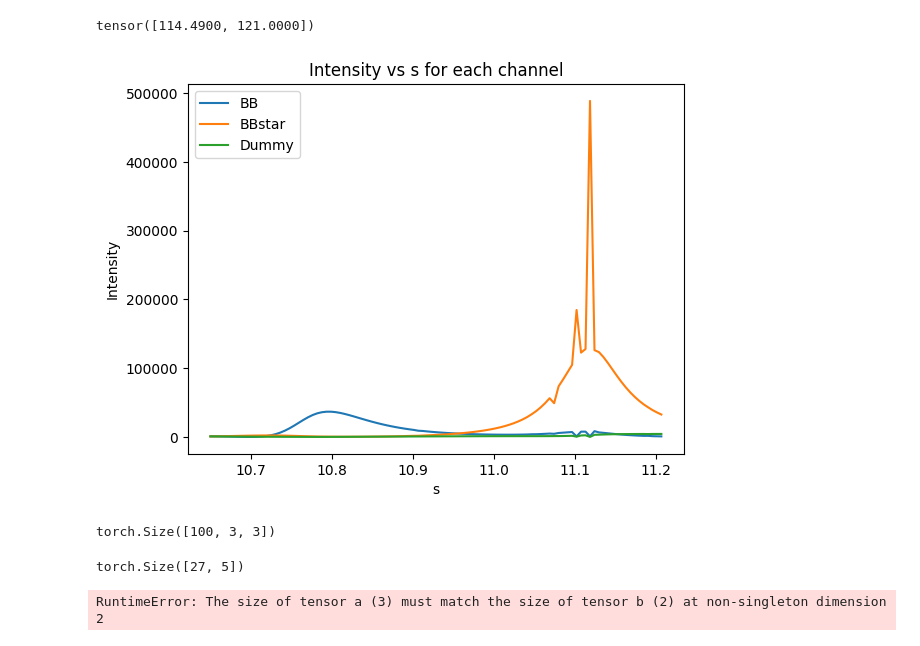
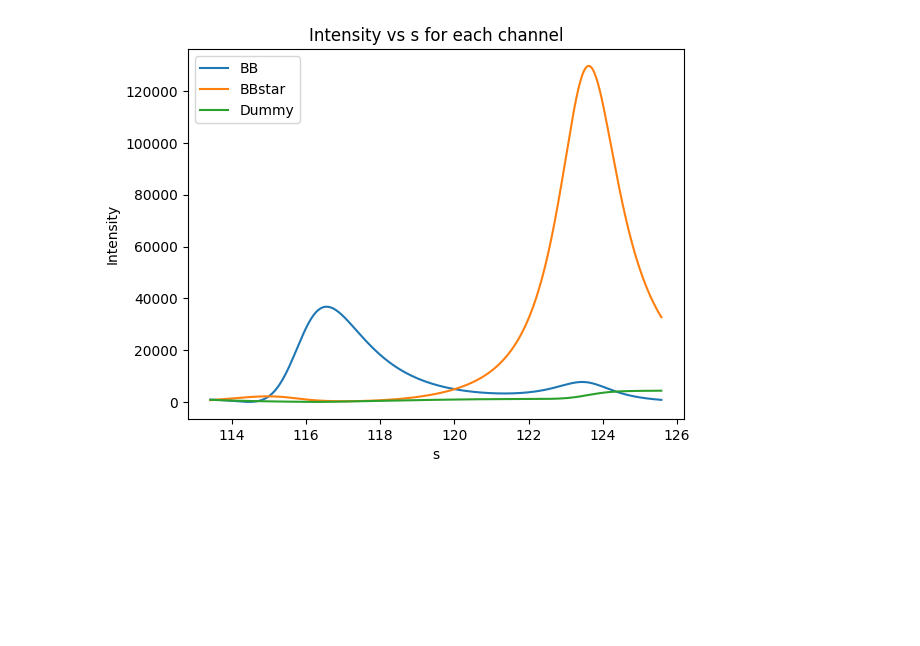
Before and after one commit to smithwya/GWAi-PWA, a Jupyter notebook: GWAI-reboot.ipynb, the cells around one changed output. Saved outputs shown, nothing was run; the diff lists cells and outputs as text; code cells hidden in the pictures; blank space fills up the shorter version.

```diff
--- a/GWAI-reboot.ipynb
+++ b/GWAI-reboot.ipynb
@@ -138,4 +2,0 @@ tensor([[[-18.1177+1.9761j, -12.2630+1.9343j,   2.1779-0.2499j],
-# %%
-stests
-# %% [output]
-tensor([114.4900, 121.0000])
@@ -142,33 +7,32 @@ tensor([114.4900, 121.0000])
+# %%
+s_vals = torch.linspace(static_params["smin"]**2, static_params["smax"]**2, steps=500, dtype=torch.cdouble)
+II = precompute_II(s_vals, static_params, integrate_rhoN_scp, rhoN_dispatcher, momentum, sheet = 0, epsilon = 0.03, num_integ=100000)
+# %%
+# Compute and plot intensity
+intensity = compute_intensity(
+    s=s_vals,
+    flat_params=flat_params,
+    unpack_fn=unpack_fn,
+    static_params=static_params,
+    II=II,
+    numerator_func=numerator,
+    omega_pole_func=omega_pole,
+    construct_phsp_func=construct_phsp,
+    K_nominal_func=K_nominal,
+    momentum_func=momentum
+)
 # %%
-svals = torch.linspace(smin**2, smax**2, 100, dtype=torch.cdouble)
-
-N = numerator(omega_pole(svals, s0), chebys).unsqueeze(1).to(torch.cdouble)
-phsp = construct_phsp(svals, masses, J)
-
-
-val = (N @ denom_inv @ phsp).squeeze(1)
-intensity = (val * torch.conj(val)).real
-
-s_np = (svals**0.5).detach().cpu().numpy().real
+s_np = (s_vals).detach().cpu().numpy().real
 intensity_np = intensity.detach().cpu().numpy()
 ch_labels = ["BB", "BBstar", "Dummy"]
 
 for i, label in enumerate(ch_labels):
     plt.plot(s_np, intensity_np[:, i], label=label)
 
 plt.xlabel("s")
 plt.ylabel("Intensity")
 plt.title("Intensity vs s for each channel")
 plt.legend()
 plt.show()
 # %% [output]
-[figure, old version]
+[figure, new version]
-# %%
-phsp.shape
-# %% [output]
-torch.Size([100, 3, 3])
-# %%
-exp_data = load_experimental_data(observ_dict)
-exp_data['P']["channels"]["BB"].shape
-# %% [output]
-torch.Size([27, 5])
@@ -294,23 +38,0 @@ def compute_intensity(s, flat_params, unpack_fn, static_params,
-# %%
-observ_dict = reorganize_instructions(parse_file("test_input.in"))
-flat_params, unpack_fn, static_params = pack_parameters(observ_dict, wave="P")
-static_params["channel_names"] = observ_dict["channels"]["names"]  # add channel labels
-
-# Define energy range (s-values)
-s_vals = torch.linspace(static_params["smin"], static_params["smax"], steps=500, dtype=torch.cdouble)
-
-# Compute and plot intensity
-intensity = compute_intensity(
-    s=s_vals,
-    flat_params=flat_params,
-    unpack_fn=unpack_fn,
-    static_params=static_params,
-    integrate_rhoN_func=integrate_rhoN_scp,
-    numerator_func=numerator,
-    omega_pole_func=omega_pole,
-    construct_phsp_func=construct_phsp,
-    K_nominal_func=K_nominal,
-    momentum_func=momentum
-)
-# %% [output]
-RuntimeError: The size of tensor a (3) must match the size of tensor b (2) at non-singleton dimension 2
```
Also changed, not shown: parts of 21 cells of this notebook, 3 other files.
